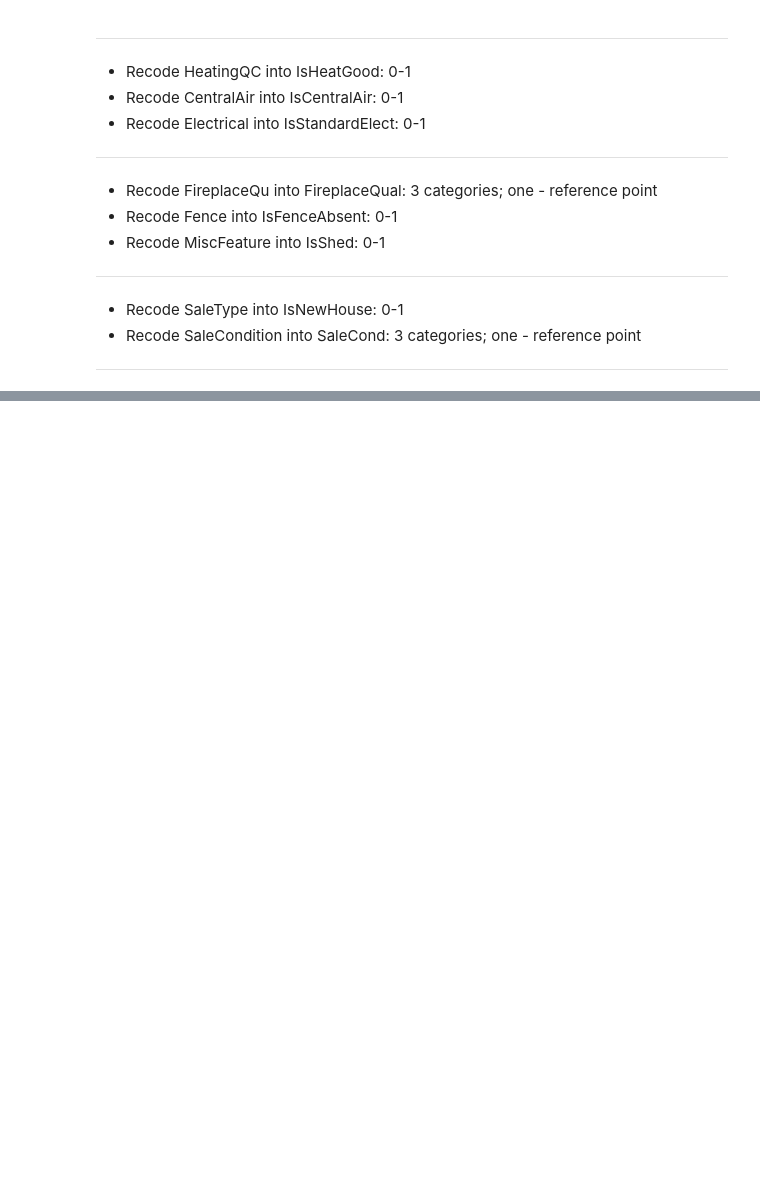
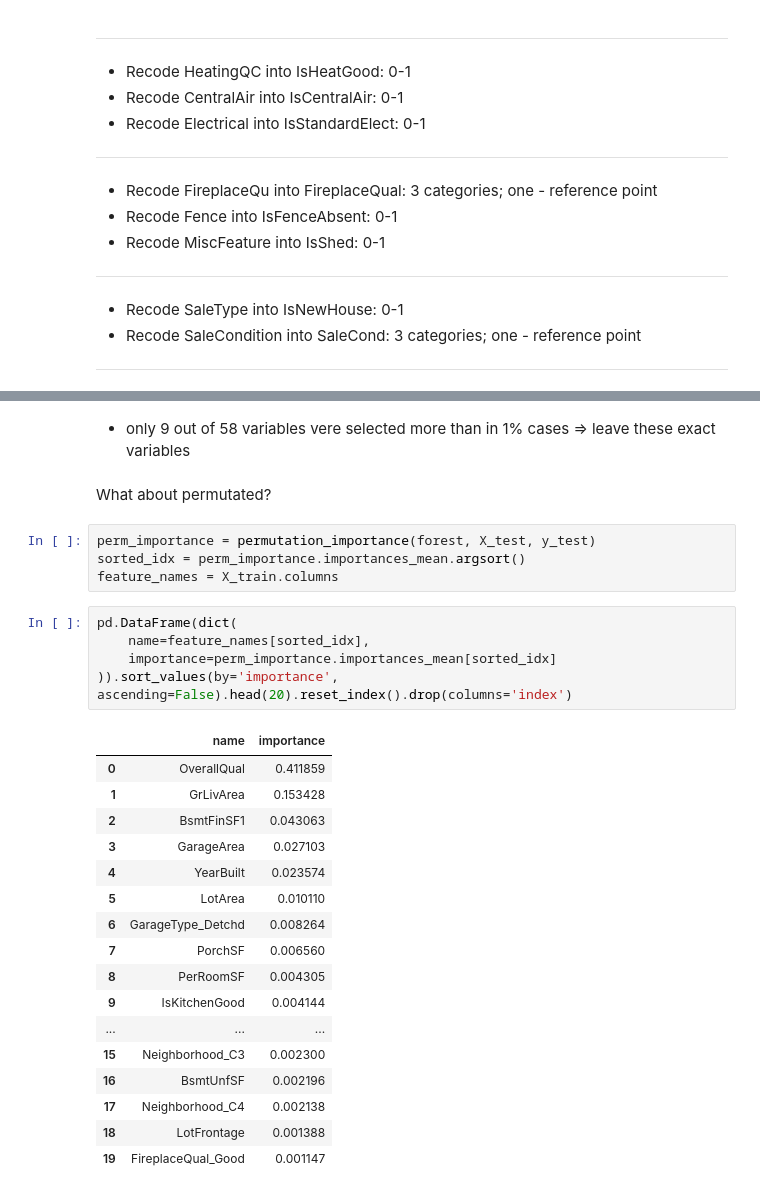
Before and after one commit to yauheni-se/HousePricesPrediction, a Jupyter notebook: HousePricesPrediction.ipynb, the cells around one changed output, grey strips where cells are left out. Cells and saved outputs as stored; diff of their text form; blank space fills up the shorter version.

```diff
--- a/HousePricesPrediction.ipynb
+++ b/HousePricesPrediction.ipynb
@@ -2602,0 +2760,31 @@ pio.renderers.default = 'browser'
+# %% [markdown]
+- only 9 out of 58 variables vere selected more than in 1% cases => leave these exact variables
+# %% [markdown]
+What about permutated?
+# %%
+perm_importance = permutation_importance(forest, X_test, y_test)
+sorted_idx = perm_importance.importances_mean.argsort()
+feature_names = X_train.columns
+# %%
+pd.DataFrame(dict(
+    name=feature_names[sorted_idx],
+    importance=perm_importance.importances_mean[sorted_idx]
+)).sort_values(by='importance', ascending=False).head(20).reset_index().drop(columns='index')
+# %% [output]
+|  | name | importance |
+| 0 | OverallQual | 0.411859 |
+| 1 | GrLivArea | 0.153428 |
+| 2 | BsmtFinSF1 | 0.043063 |
+| 3 | GarageArea | 0.027103 |
+| 4 | YearBuilt | 0.023574 |
+| 5 | LotArea | 0.010110 |
+| 6 | GarageType_Detchd | 0.008264 |
+| 7 | PorchSF | 0.006560 |
+| 8 | PerRoomSF | 0.004305 |
+| 9 | IsKitchenGood | 0.004144 |
+| ... | ... | ... |
+| 15 | Neighborhood_C3 | 0.002300 |
+| 16 | BsmtUnfSF | 0.002196 |
+| 17 | Neighborhood_C4 | 0.002138 |
+| 18 | LotFrontage | 0.001388 |
+| 19 | FireplaceQual_Good | 0.001147 |
```
Also changed, not shown: parts of 242 cells of this notebook.
